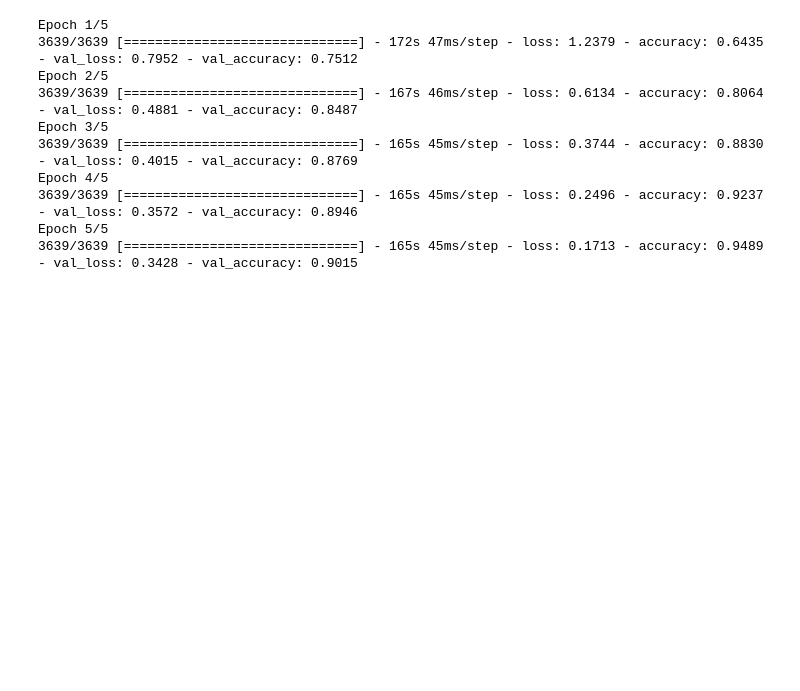
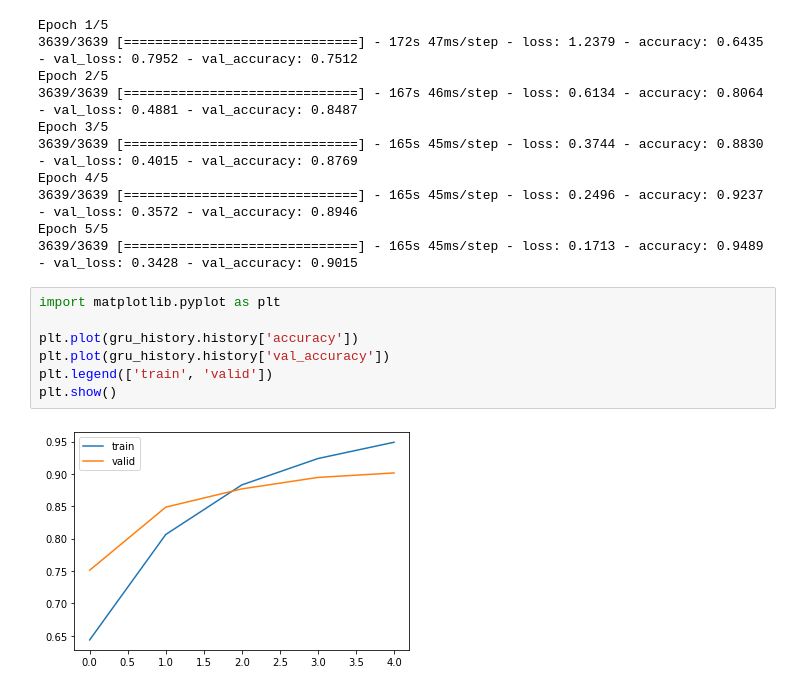
Before and after one commit to afs-chowdhury/nlp_rnn, a Jupyter notebook: bangla_news_classification.ipynb, the cells around one changed output. Saved outputs shown, nothing was run; the diff lists cells and outputs as text; blank space fills up the shorter version.

Commit message:
add plots for gru

```diff
--- a/bangla_news_classification.ipynb
+++ b/bangla_news_classification.ipynb
@@ -726,3 +726,12 @@ Epoch 4/5
 3639/3639 [==============================] - 165s 45ms/step - loss: 0.2496 - accuracy: 0.9237 - val_loss: 0.3572 - val_accuracy: 0.8946
 Epoch 5/5
 3639/3639 [==============================] - 165s 45ms/step - loss: 0.1713 - accuracy: 0.9489 - val_loss: 0.3428 - val_accuracy: 0.9015
+# %%
+import matplotlib.pyplot as plt
+
+plt.plot(gru_history.history['accuracy'])
+plt.plot(gru_history.history['val_accuracy'])
+plt.legend(['train', 'valid'])
+plt.show()
+# %% [output]
+[figure, added]
```
Also changed, not shown: parts of 1 cell of this notebook.
